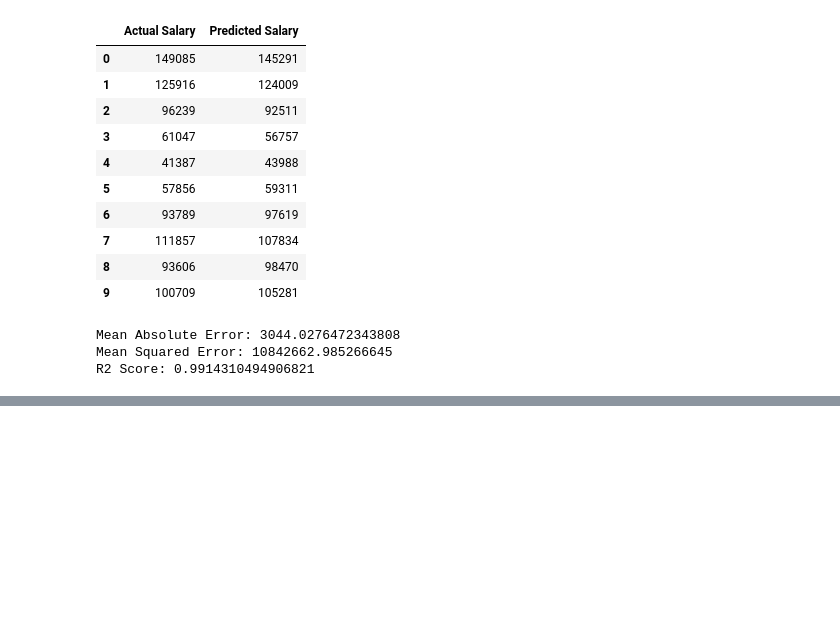
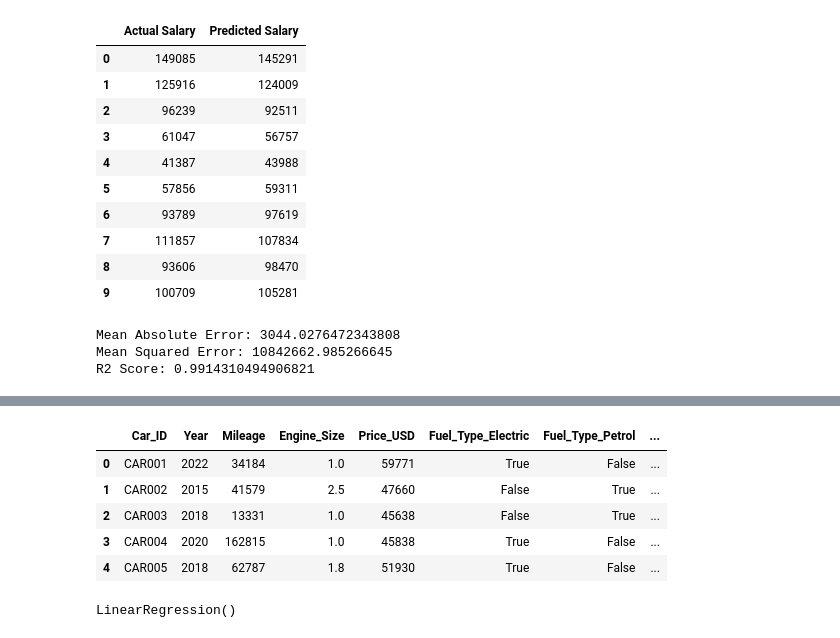
Before and after one commit to himanshusar123/-Machine-Learning-Quiz-Classification-or-Regression-, a Jupyter notebook: Day_6__Uss.ipynb, the cells around one changed output, grey strips where cells are left out. Cells and saved outputs as stored; diff of their text form; code cells hidden in the pictures; blank space fills up the shorter version.

```diff
--- a/Day_6__Uss.ipynb
+++ b/Day_6__Uss.ipynb
@@ -106,0 +114,9 @@ R2 Score: 0.9914310494906821
+# %%
+from google.colab import files
+uploaded = files.upload()
+
+import pandas as pd
+
+df = pd.read_excel("Car_Price_Prediction_Dataset.xlsx")
+
+df.head()
@@ -106,0 +162,15 @@ R2 Score: 0.9914310494906821
+# %%
+df = pd.get_dummies(
+    df,
+    columns=["Fuel_Type", "Transmission"],
+    drop_first=True
+)
+
+df.head()
+# %% [output]
+|  | Car_ID | Year | Mileage | Engine_Size | Price_USD | Fuel_Type_Electric | Fuel_Type_Petrol | ... |
+| 0 | CAR001 | 2022 | 34184 | 1.0 | 59771 | True | False | ... |
+| 1 | CAR002 | 2015 | 41579 | 2.5 | 47660 | False | True | ... |
+| 2 | CAR003 | 2018 | 13331 | 1.0 | 45638 | False | True | ... |
+| 3 | CAR004 | 2020 | 162815 | 1.0 | 45838 | True | False | ... |
+| 4 | CAR005 | 2018 | 62787 | 1.8 | 51930 | True | False | ... |
@@ -106,0 +190,4 @@ R2 Score: 0.9914310494906821
+# %%
+model.fit(X_train, y_train)
+# %% [output]
+LinearRegression()
```
Also changed, not shown: parts of 10 cells of this notebook.
